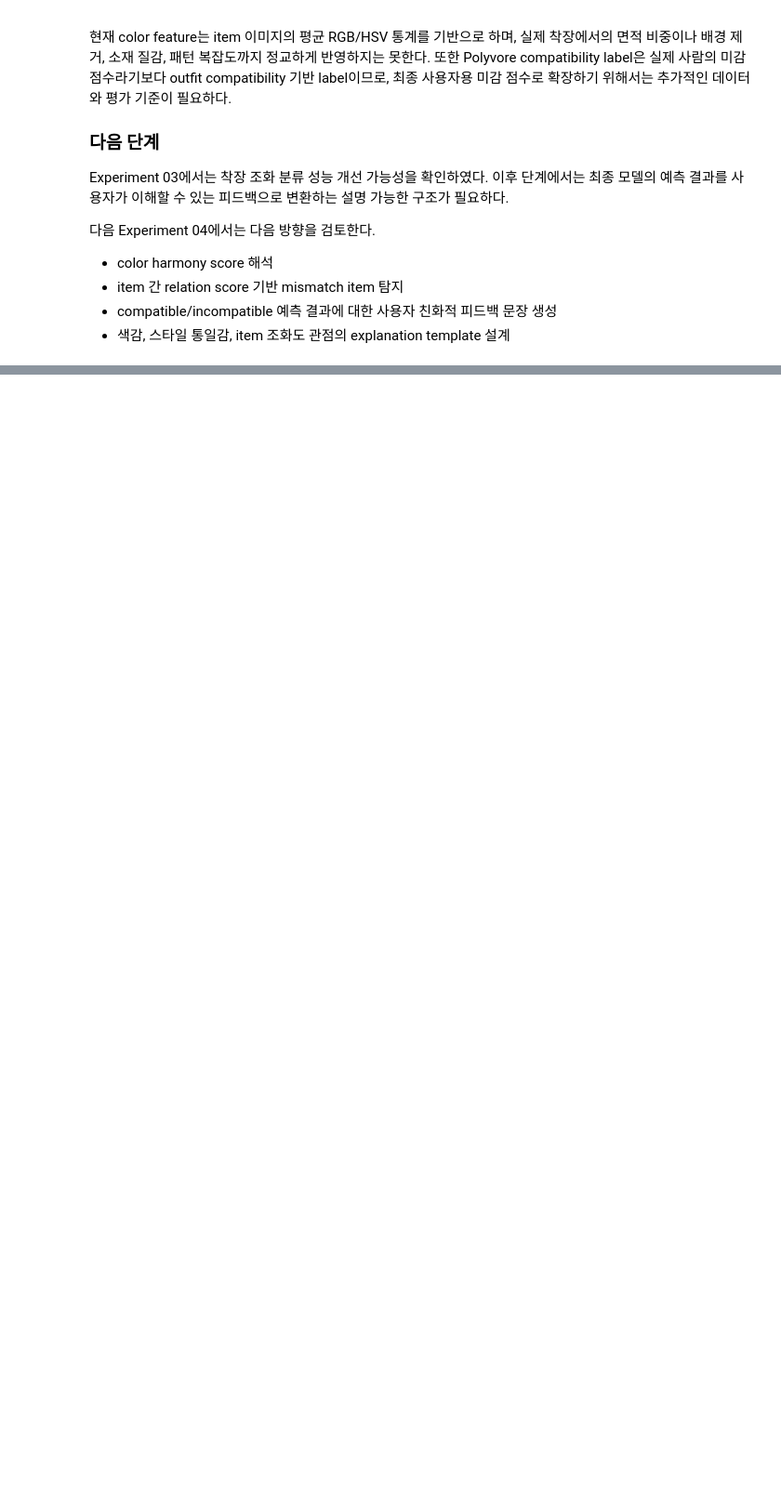
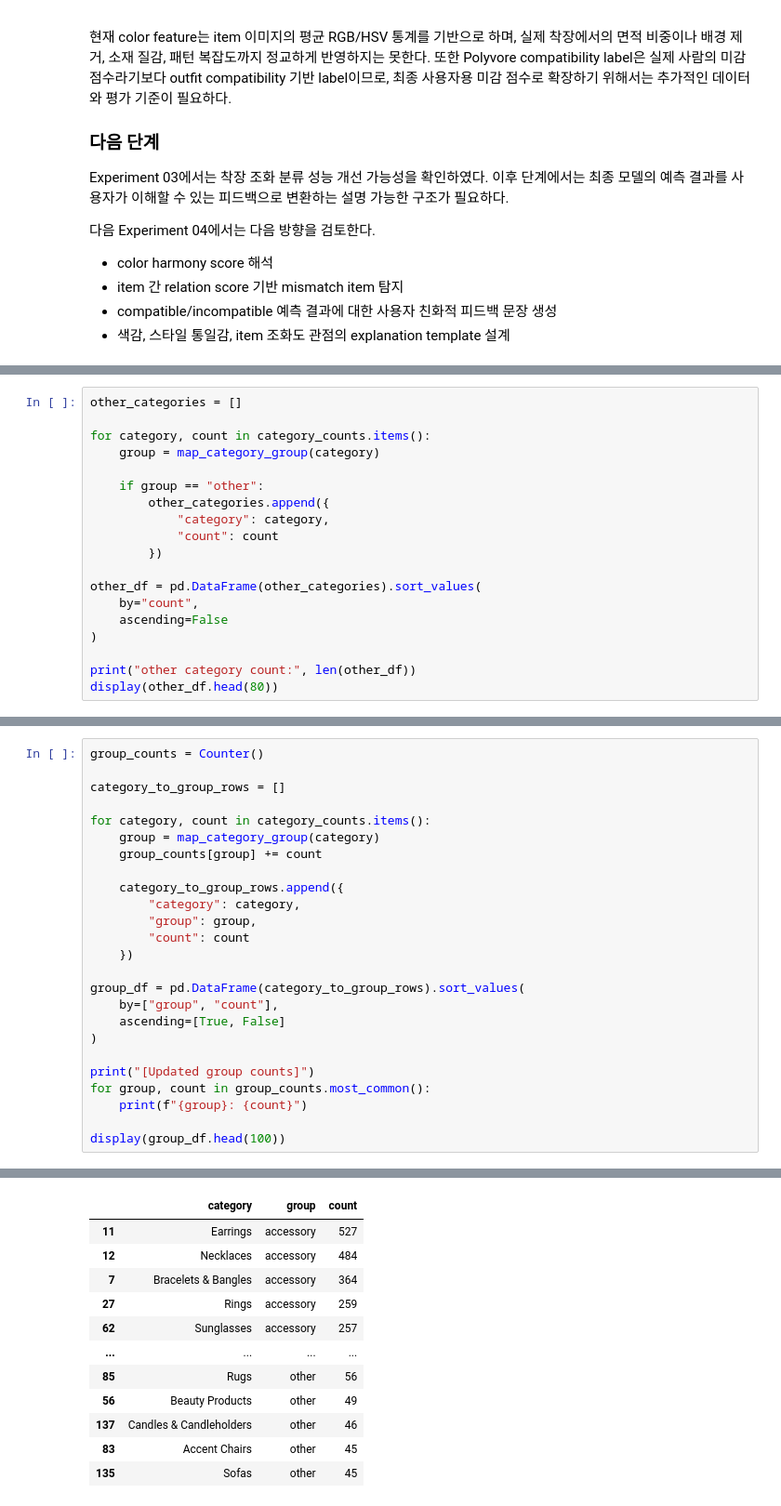
Before and after one commit to dPdms21/aesthetic-ai, a Jupyter notebook: notebooks/experiment_03_clip_item_fusion.ipynb, the cells around one changed output, grey strips where cells are left out. Shown at 93% size. Cells and saved outputs as stored; diff of their text form; blank space fills up the shorter version.

```diff
--- a/notebooks/experiment_03_clip_item_fusion.ipynb
+++ b/notebooks/experiment_03_clip_item_fusion.ipynb
@@ -4539,0 +5020,19 @@ Experiment 03에서는 착장 조화 분류 성능 개선 가능성을 확인하
+# %%
+other_categories = []
+
+for category, count in category_counts.items():
+    group = map_category_group(category)
+
+    if group == "other":
+        other_categories.append({
+            "category": category,
+            "count": count
+        })
+
+other_df = pd.DataFrame(other_categories).sort_values(
+    by="count",
+    ascending=False
+)
+
+print("other category count:", len(other_df))
+display(other_df.head(80))
@@ -4539,0 +5135,26 @@ Experiment 03에서는 착장 조화 분류 성능 개선 가능성을 확인하
+# %%
+group_counts = Counter()
+
+category_to_group_rows = []
+
+for category, count in category_counts.items():
+    group = map_category_group(category)
+    group_counts[group] += count
+
+    category_to_group_rows.append({
+        "category": category,
+        "group": group,
+        "count": count
+    })
+
+group_df = pd.DataFrame(category_to_group_rows).sort_values(
+    by=["group", "count"],
+    ascending=[True, False]
+)
+
+print("[Updated group counts]")
+for group, count in group_counts.most_common():
+    print(f"{group}: {count}")
+
+display(group_df.head(100))
+# %% [output]
@@ -4539,0 +5171,12 @@ Experiment 03에서는 착장 조화 분류 성능 개선 가능성을 확인하
+|  | category | group | count |
+| 11 | Earrings | accessory | 527 |
+| 12 | Necklaces | accessory | 484 |
+| 7 | Bracelets & Bangles | accessory | 364 |
+| 27 | Rings | accessory | 259 |
+| 62 | Sunglasses | accessory | 257 |
+| ... | ... | ... | ... |
+| 85 | Rugs | other | 56 |
+| 56 | Beauty Products | other | 49 |
+| 137 | Candles & Candleholders | other | 46 |
+| 83 | Accent Chairs | other | 45 |
+| 135 | Sofas | other | 45 |
```
Also changed, not shown: parts of 67 cells of this notebook, 6 other files.
